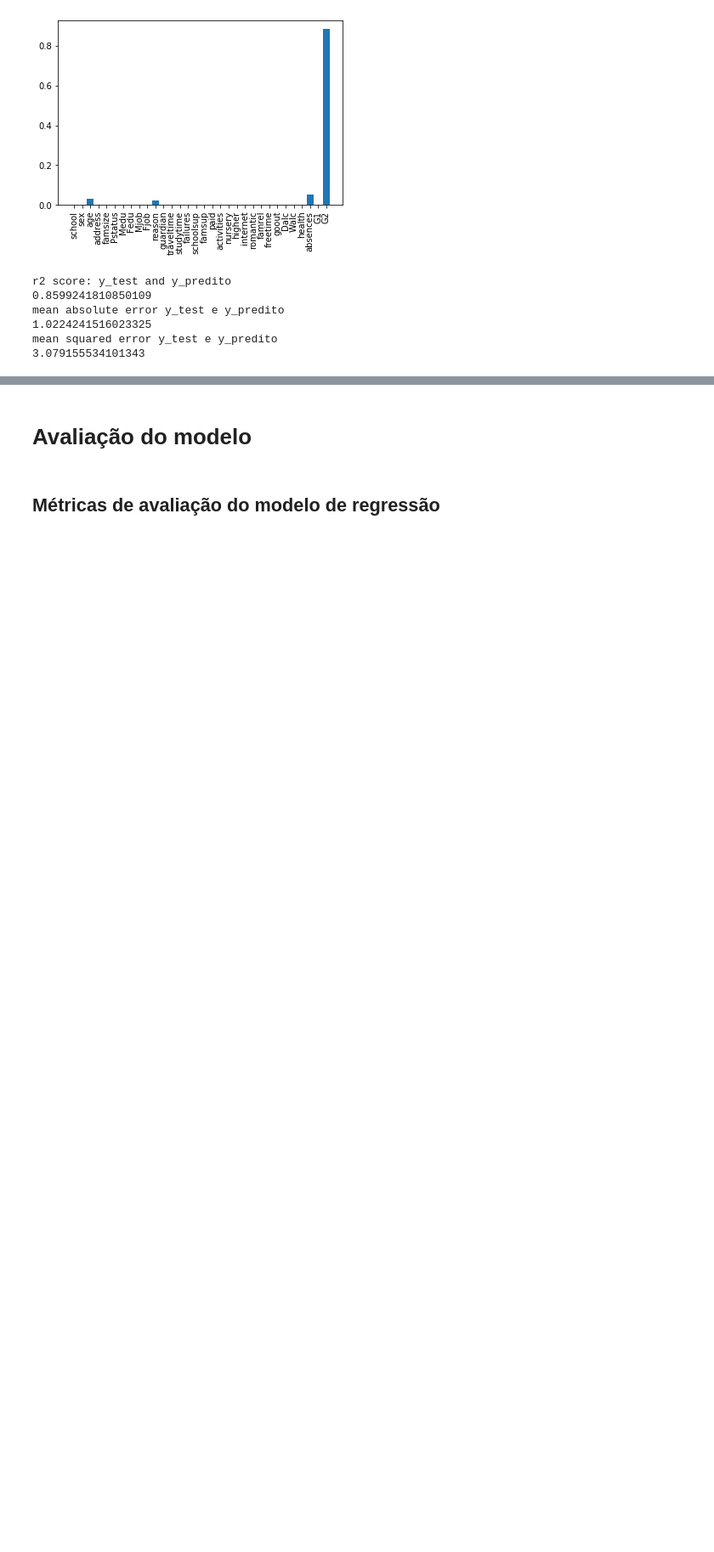
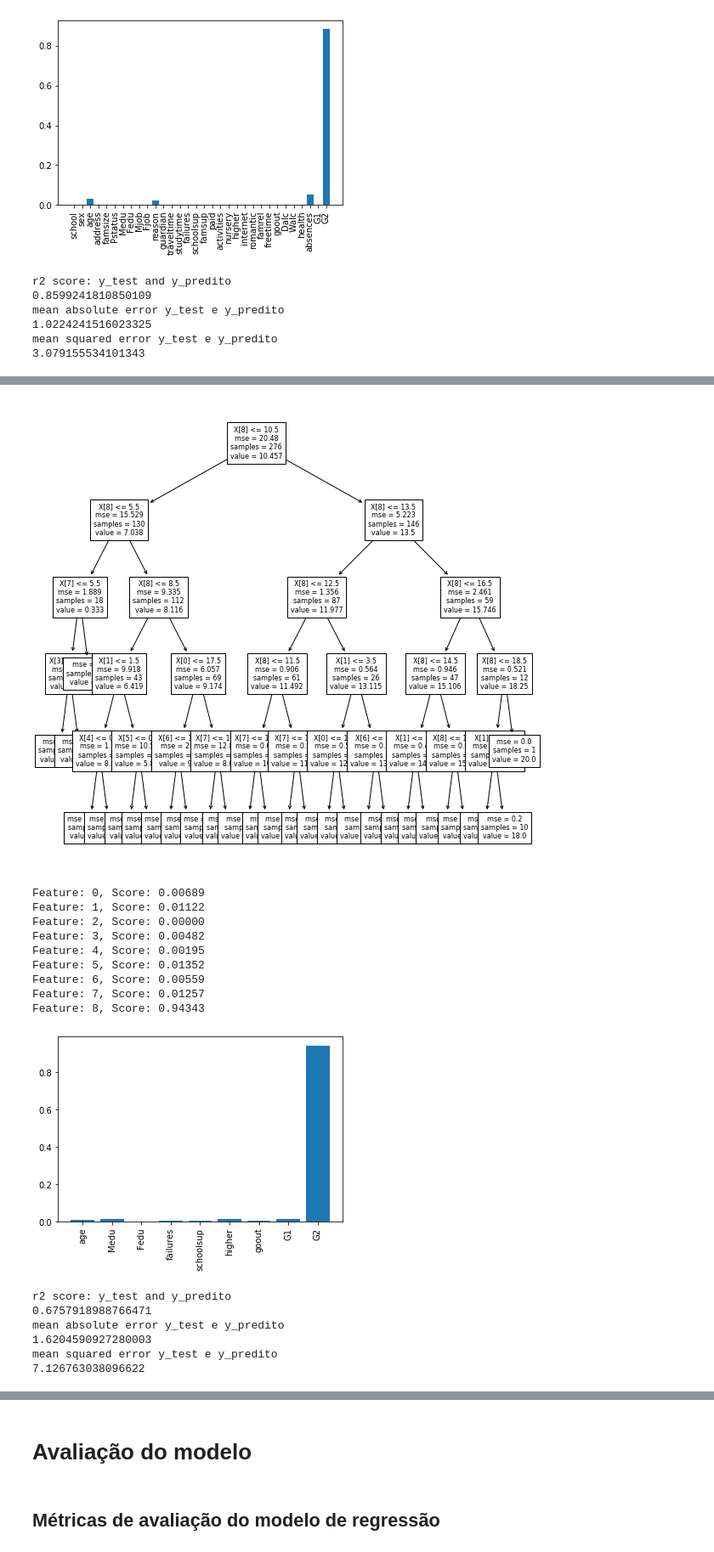
Before and after one commit to seidenfuss/AIGirls_notasAlunos, a Jupyter notebook: modelo_notas_alunos.ipynb, the cells around one changed output, grey strips where cells are left out. Shown: that part at 85% size. Cells and saved outputs as stored; diff of their text form; code cells hidden in the pictures; blank space fills up the shorter version.

```diff
--- a/modelo_notas_alunos.ipynb
+++ b/modelo_notas_alunos.ipynb
@@ -92,9 +92,9 @@ print(X_correlacao_pearson_treze.shape)
 ### Usando a Matriz de correlação - Spearman
 # %%
 # Acima de 0.13 ou abaixo de -0.13
-X_correlacao_spearman_treze = df_modelo[['age', 'Medu','Fedu','failures','schoolsup','higher','goout','G1','G2']]
+X_corr_spearman_treze = df_modelo[['age', 'Medu','Fedu','failures','schoolsup','higher','goout','G1','G2']]
 # Foram escolhidas 9 variáveis para o X
-print(X_correlacao_spearman_treze.shape)
+print(X_corr_spearman_treze.shape)
 # %% [output]
 (395, 9)
 # %% [markdown]
@@ -311,3 +291,23 @@ mean squared error y_test e y_predito
+# %%
+arvore_test(X_corr_spearman_treze, y, 5)
+# %% [output]
+[figure, added]
+Feature: 0, Score: 0.00689
+Feature: 1, Score: 0.01122
+Feature: 2, Score: 0.00000
+Feature: 3, Score: 0.00482
+Feature: 4, Score: 0.00195
+Feature: 5, Score: 0.01352
+Feature: 6, Score: 0.00559
+Feature: 7, Score: 0.01257
+Feature: 8, Score: 0.94343
+[figure, added]
+r2 score: y_test and y_predito
+0.6757918988766471
+mean absolute error y_test e y_predito
+1.6204590927280003
+mean squared error y_test e y_predito
+7.126763038096622
 # %%
 arvore_test(X_RFECV,y,5)
 # %% [output]
```
Also changed, not shown: parts of 14 cells of this notebook, 2 other files.
